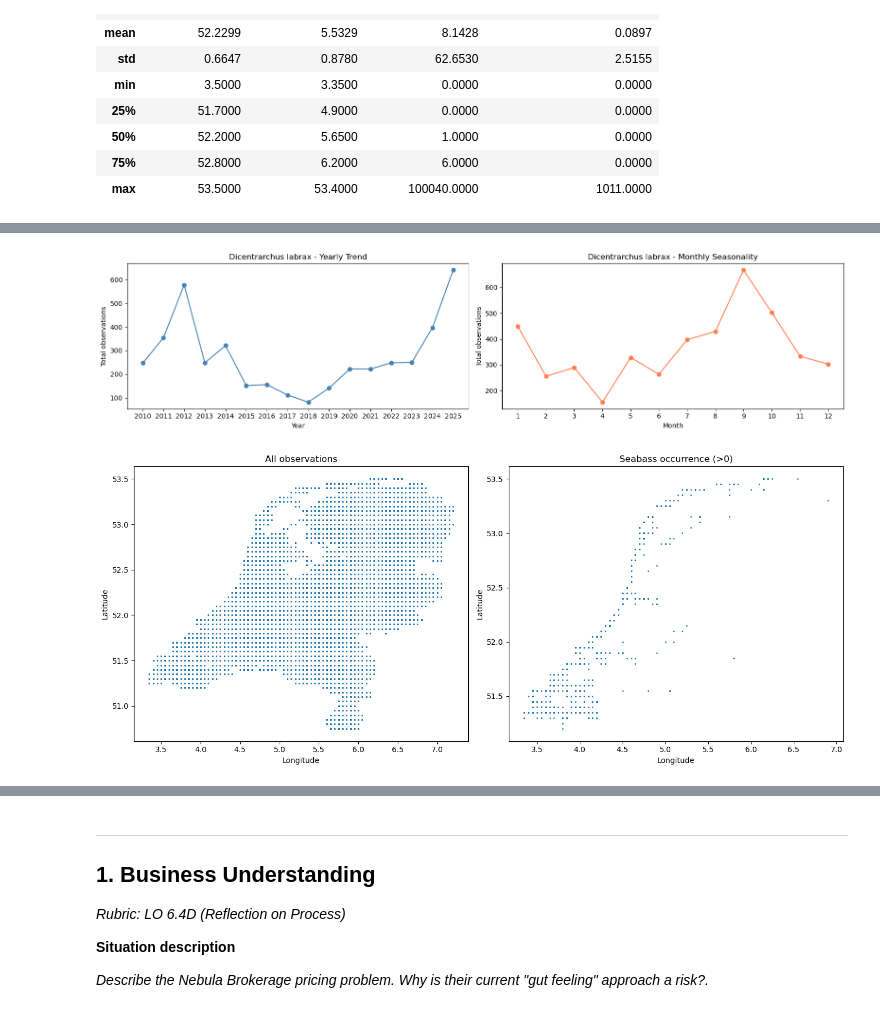
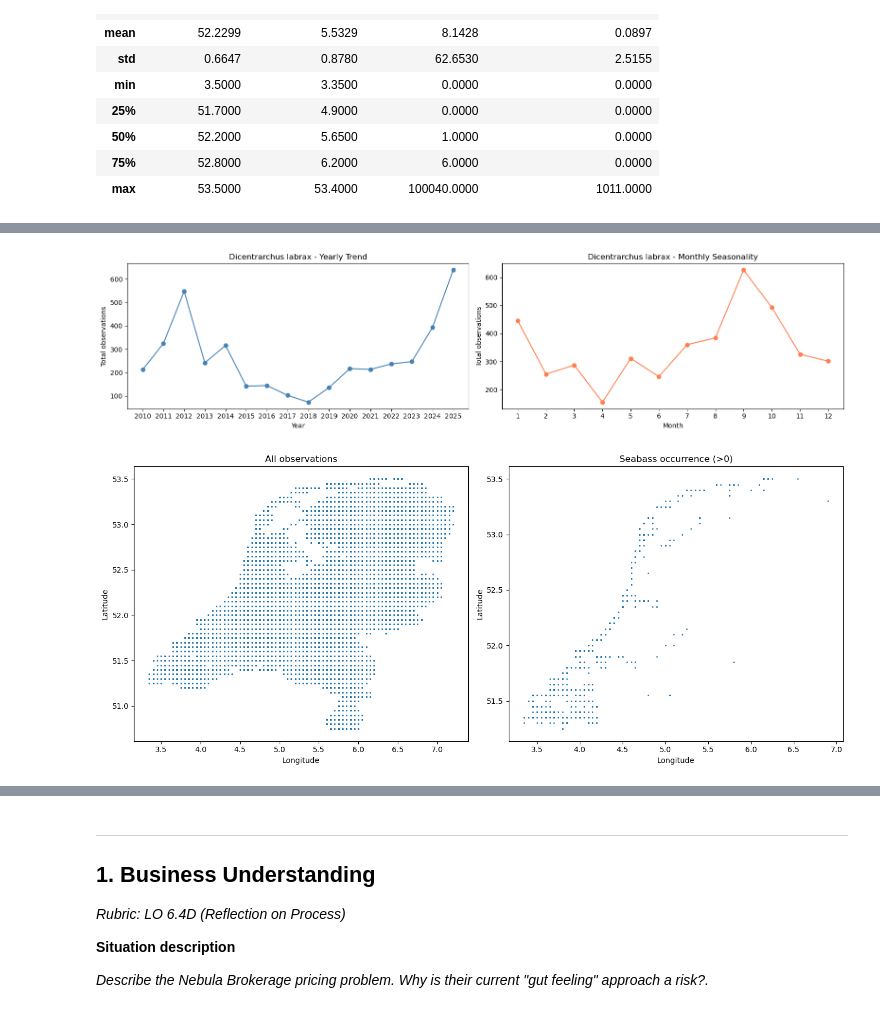
Before and after one commit to XueHu2222/DSAI, a Jupyter notebook: assignment_template_it1.ipynb, the cells around one changed output, grey strips where cells are left out. Cells and saved outputs as stored; diff of their text form; code cells hidden in the pictures.

```diff
--- a/assignment_template_it1.ipynb
+++ b/assignment_template_it1.ipynb
@@ -103,3 +103,5 @@ df_obs_habitat_weather = df_obs_habitat.merge(
 
 df_obs_habitat_weather = df_obs_habitat_weather.drop(columns=['STN', 'YYYYMMDD', 'date'])
 df_obs_habitat_weather.head()
+
+df_obs_habitat_weather['Dicentrarchus labrax'] = pd.to_numeric(df_obs_habitat_weather['Dicentrarchus labrax'], errors='coerce')
@@ -113,10 +108,9 @@ df_obs_habitat_weather.head()
 # %%
 # CODE CELL: Missing values in the merged dataset
 df_missing = df_obs_habitat_weather[df_obs_habitat_weather.isnull().any(axis=1)]
-display(df_missing)
+display(df_missing.head(10))
 
-df_clean = df_obs_habitat_weather.dropna(subset=['agricultural'], how='all')
-display(df_clean.isnull().sum().to_frame(name='missing_count'))
+df_no_missing = df_obs_habitat_weather.dropna(subset=['agricultural'])
 # %% [output]
 |  | decimalLatitude | decimalLongitude | eventDate | total_observations | speciesgroup_observations | ... |
 | 12558756 | 3.5500 | 53.4000 | 2026-01-01 | 50.0000 | 1011 | ... |
@@ -155,3 +126,12 @@ display(df_clean.isnull().sum().to_frame(name='missing_count'))
 # %%
-df_clean.describe()
+# observations with effort but no fish
+true_absent = df_no_missing[(df_no_missing['total_observations'] > 0) & (df_no_missing['Dicentrarchus labrax'] == 0)]
+print(f"Number of true absent records: {len(true_absent)}")
+
+# no observations at all
+no_effort = df_no_missing[df_no_missing['total_observations'] == 0]
+print(f"Number of no effort records: {len(no_effort)}")
+
+# clean no effort records
+df_clean = df_no_missing[df_no_missing['total_observations'] > 0]
 # %% [output]
@@ -167,20 +141,22 @@ df_clean.describe()
 # %%
 # fixes the SettingWithCopyWarning
 df_clean = df_clean.copy()
-df_clean['Dicentrarchus labrax'] = pd.to_numeric(df_clean['Dicentrarchus labrax'], errors='coerce')
 
 df_clean['eventDate'] = pd.to_datetime(df_clean['eventDate'])
 df_clean['year'] = df_clean['eventDate'].dt.year
 df_clean['month'] = df_clean['eventDate'].dt.month
 
-# ===== Year trend =====
+present_mask = df_clean['Dicentrarchus labrax'] > 0
+absent_mask  = df_clean['Dicentrarchus labrax'] == 0
+
+#Year
 yearly_species = (
     df_clean.groupby('year')['Dicentrarchus labrax']
     .sum()
     .sort_index()
 )
 
-# ===== Month seasonality =====
+# Month seasonality
 monthly_species = (
     df_clean.groupby('month')['Dicentrarchus labrax']
     .sum()
@@ -189,36 +165,36 @@ monthly_species = (
 
 fig, axes = plt.subplots(1, 2, figsize=(16, 4))
 
-# --- left: yearly ---
+# left
 yearly_species.plot(
     ax=axes[0],
     marker='o',
     color='steelblue'
 )
 
 axes[0].set_title('Dicentrarchus labrax - Yearly Trend')
 axes[0].set_xlabel('Year')
 axes[0].set_ylabel('Total observations')
 
 # display all years on x-axis with rotation
 axes[0].set_xticks(yearly_species.index)
 
-# --- right: monthly ---
+# right
 monthly_species.plot(
     ax=axes[1],
     marker='o',
     color='coral'
 )
 
 axes[1].set_title('Dicentrarchus labrax - Monthly Seasonality')
 axes[1].set_xlabel('Month')
 axes[1].set_ylabel('Total observations')
 axes[1].set_xticks(range(1, 13))
 
 plt.tight_layout()
 plt.show()
 # %% [output]
-[figure, old version]
+[figure, new version]
 # %%
 fig, axes = plt.subplots(1, 2, figsize=(14, 6))
 
@@ -233,7 +209,7 @@ axes[0].set_xlabel("Longitude")
 axes[0].set_ylabel("Latitude")
 
 # right
-df_seabass = df_clean[df_clean['Dicentrarchus labrax'] > 0]
+df_seabass = df_clean[present_mask]
 
 axes[1].scatter(
     df_seabass['decimalLongitude'],
@@ -247,4 +223,4 @@ axes[1].set_ylabel("Latitude")
 plt.tight_layout()
 plt.show()
 # %% [output]
-[figure, old version]
+[figure, new version]
```
Also changed, not shown: parts of 10 cells of this notebook.
